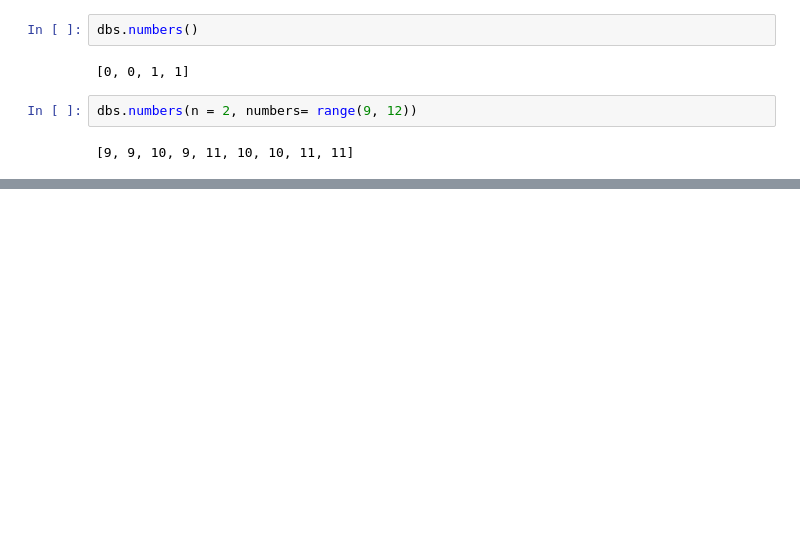
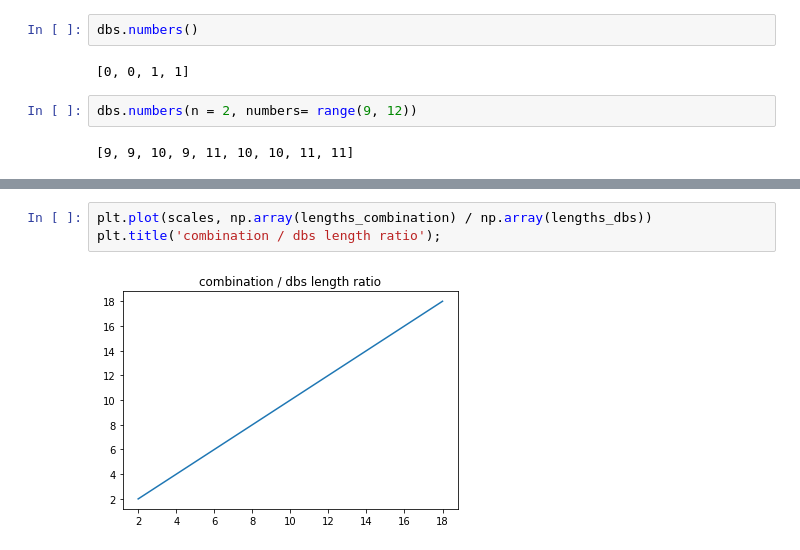
Before and after one commit to Wei1234c/de_Bruijn_sequence, a Jupyter notebook: notebooks/de Bruijn sequence generator.ipynb, the cells around one changed output, grey strips where cells are left out. Saved outputs shown, nothing was run; the diff lists cells and outputs as text; blank space fills up the shorter version.

```diff
--- a/notebooks/de Bruijn sequence generator.ipynb
+++ b/notebooks/de Bruijn sequence generator.ipynb
@@ -76,0 +163,5 @@ dbs.numbers(n = 2, numbers= range(9, 12))
+# %%
+plt.plot(scales, np.array(lengths_combination) / np.array(lengths_dbs))
+plt.title('combination / dbs length ratio');
+# %% [output]
+[figure, added]
```
Also changed, not shown: parts of 23 cells of this notebook, 2 other files.
